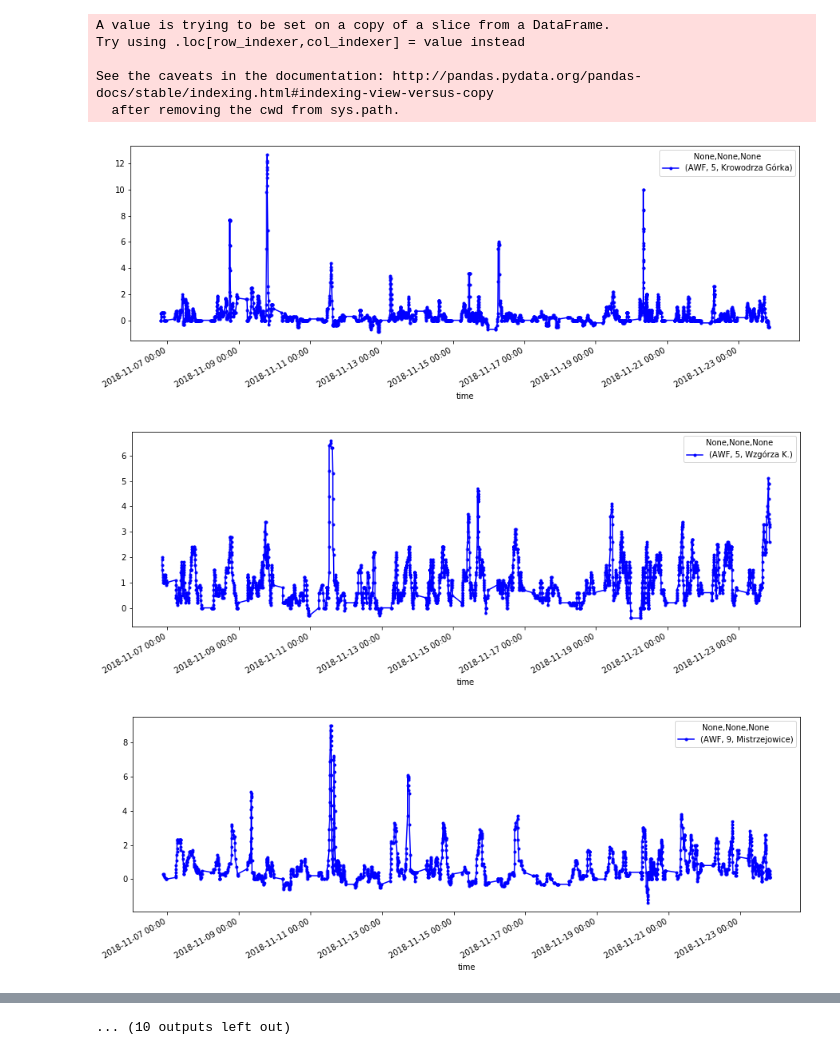
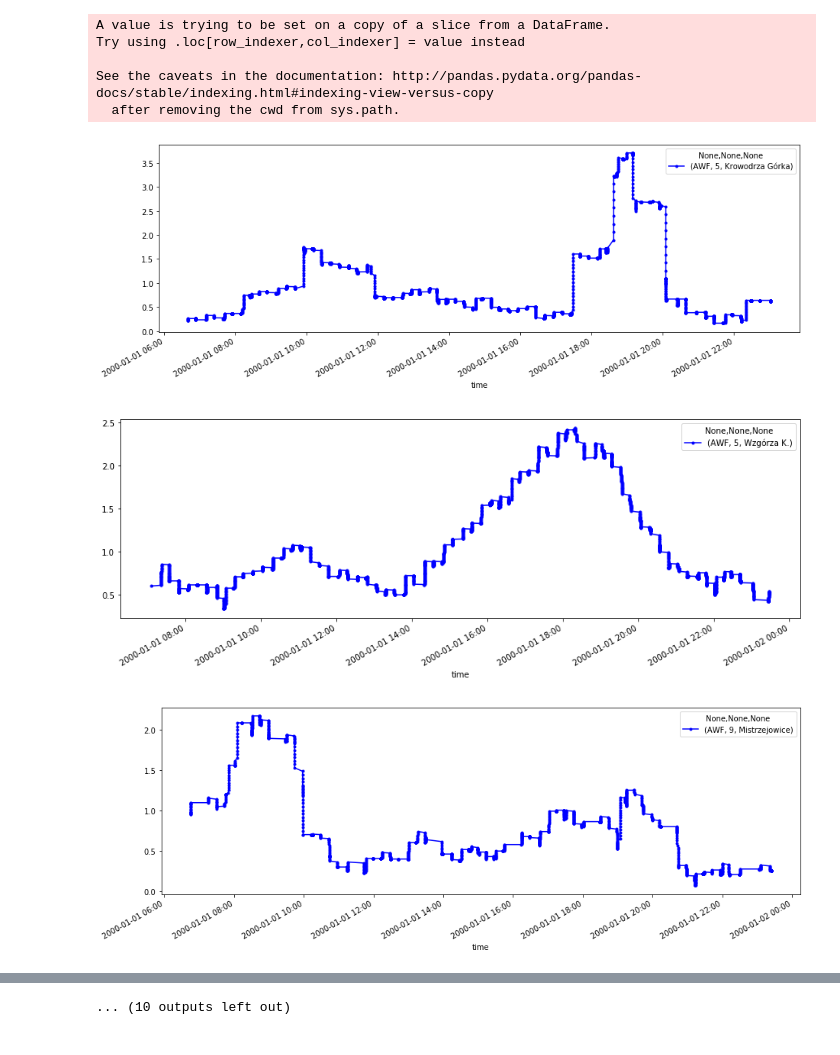
Before and after one commit to krzychuwr1/ttssApiDataDownloader, a Jupyter notebook: ED.ipynb, the cells around one changed output, grey strips where cells are left out. Cells and saved outputs as stored; diff of their text form; code cells hidden in the pictures.

```diff
--- a/ED.ipynb
+++ b/ED.ipynb
@@ -10,8 +13,11 @@ from datetime import datetime, timedelta
 
 plt.rcParams["figure.figsize"] = (15,5)
+# %%
+tram_delays_raw = pd.read_csv('/home/karol/ed/tram_delays_0.csv')
 # %%
-tram_delays_df = pd.read_csv('/home/karol/ed/tram_delays_0.csv')
-tram_delays_df['time'] =  pd.to_datetime(tram_delays_df['time'], format='%Y-%m-%d %H:%M:%S.%f')
+tram_delays_df = pd.DataFrame.copy(tram_delays_raw)
+tram_delays_df['time'] = pd.to_datetime(tram_delays_df['time'], format='%Y-%m-%d %H:%M:%S.%f')
+tram_delays_df['time'] = [x.replace(year=2000, month=1, day=1, second=0, microsecond=0) for x in tram_delays_df['time']]
 tram_delays_df = tram_delays_df.sort_values(by=['time'])
 # %%
 tram_delays_df.head(10)
@@ -52,21 +58,21 @@ Times from 2018-11-06T18:59:58.891888000 to 2018-11-23T20:38:59.264528000
 # %%
 counter = 0
 for key, grp in grouped_tram_delays:
-    if len(grp['time'].values) > 50:
-        grp['rolling_mean_delay'] = grp['delay'].rolling(10).mean()
+    if len(grp['time'].values) > 100:
+        grp['rolling_mean_delay'] = grp['delay'].rolling(int(len(grp['time'].values)/10)).mean()
         fig, ax = plt.subplots(1)
         grp.plot(ax=ax, style='.-', x='time', y='rolling_mean_delay', color='b', label=key)
         ax.xaxis.set_major_formatter(mdates.DateFormatter('%Y-%m-%d %H:%M'))
         plt.show()
         counter = counter + 1;
         if(counter > 20):
             break
 # %% [output]
 A value is trying to be set on a copy of a slice from a DataFrame.
 Try using .loc[row_indexer,col_indexer] = value instead
 
 See the caveats in the documentation: http://pandas.pydata.org/pandas-docs/stable/indexing.html#indexing-view-versus-copy
   after removing the cwd from sys.path.
-[figure, old version]
+[figure, new version]
-[figure, old version]
+[figure, new version]
-[figure, old version]
+[figure, new version]
```
Also changed, not shown: parts of 9 cells of this notebook.
